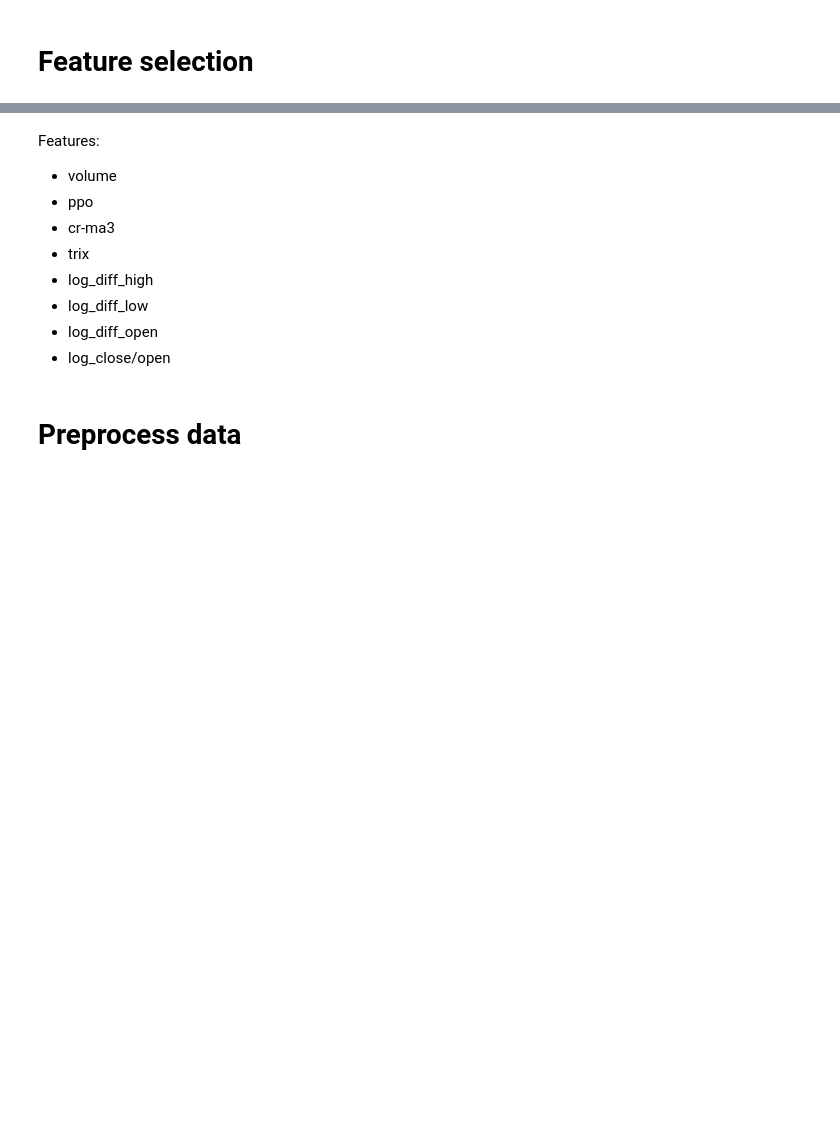
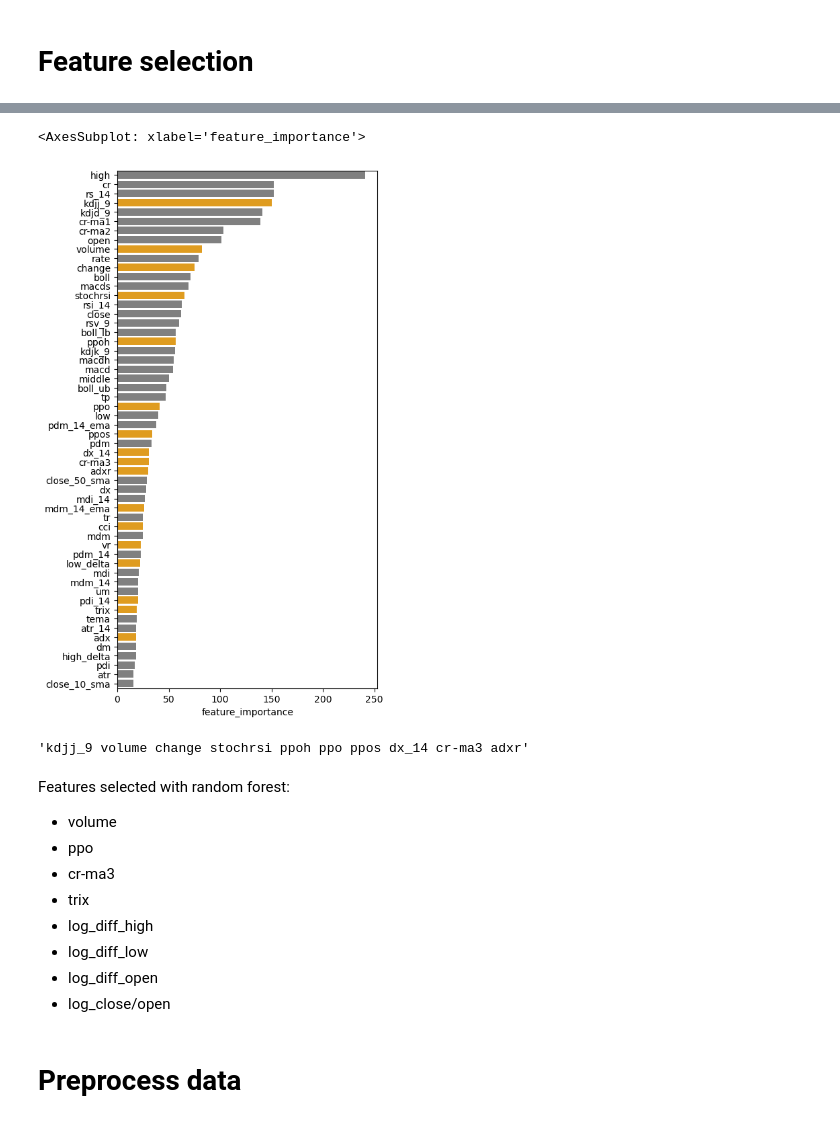
Before and after one commit to freedom5wind/StockTrading, a Jupyter notebook: ExpSingleStockTrading.ipynb, the cells around one changed output, grey strips where cells are left out. Drawn from its saved outputs; the diff is of its cells as text; code cells hidden in the pictures; blank space fills up the shorter version.

```diff
--- a/ExpSingleStockTrading.ipynb
+++ b/ExpSingleStockTrading.ipynb
@@ -326,0 +482,12 @@ for i in range(len(feat_selector.support_)):
+# %%
+# print support and ranking for each feature
+print("\n------Support and Ranking for each feature------")
+features = []
+for i in range(len(feat_selector.support_)):
+    if feat_selector.support_[i]:
+        print("Passes the test: ", X_y.columns[i],
+              " - Ranking: ", feat_selector.ranking_[i])
+        features.append(X_y.columns[i])
+    else:
+        print("Doesn't pass the test: ",
+              X_y.columns[i], " - Ranking: ", feat_selector.ranking_[i])
@@ -327,5 +512,26 @@ for i in range(len(feat_selector.support_)):
+# %%
+dict_features = dict(enumerate(X_y.drop(columns=['y']).columns))
+feature_idx = [dict_features[int(f.split('_')[-1])] for f in model.feature_name_]
+df_features = pd.DataFrame(model.feature_importances_, index=feature_idx, columns=['feature_importance'])
+df_features['selected'] = 'grey'
+for f in features:
+    if f in df_features.index:
+        df_features.loc[f, 'selected'] = 'orange'
+df_features.sort_values(by='feature_importance', inplace=True, ascending=False)
+# %%
+f, ax = plt.subplots(figsize=(5, 10))
+sns.barplot(data=df_features, x='feature_importance', y=df_features.index, palette=df_features.selected)
+# %% [output]
+<AxesSubplot: xlabel='feature_importance'>
+[figure, added]
+# %%
+N_FEATURES = 10
+list_features_selected = df_features[df_features['selected'] == 'orange'].iloc[:N_FEATURES].index.to_list()
+' '.join(list_features_selected)
+# %% [output]
+'kdjj_9 volume change stochrsi ppoh ppo ppos dx_14 cr-ma3 adxr'
 # %% [markdown]
-Features:
+Features selected with random forest:
 * volume
 * ppo
 * cr-ma3
```
Also changed, not shown: parts of 32 cells of this notebook, 1 other file.
